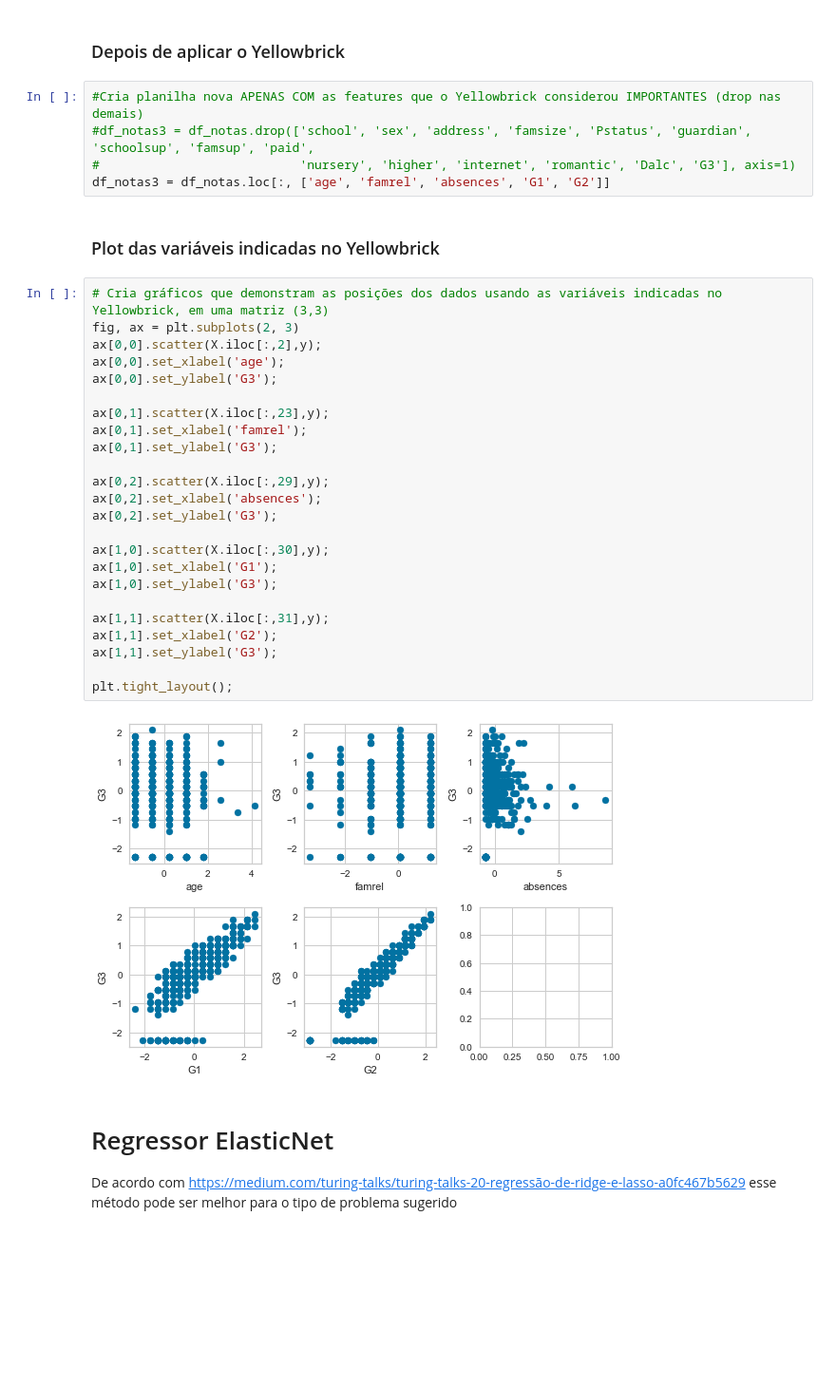
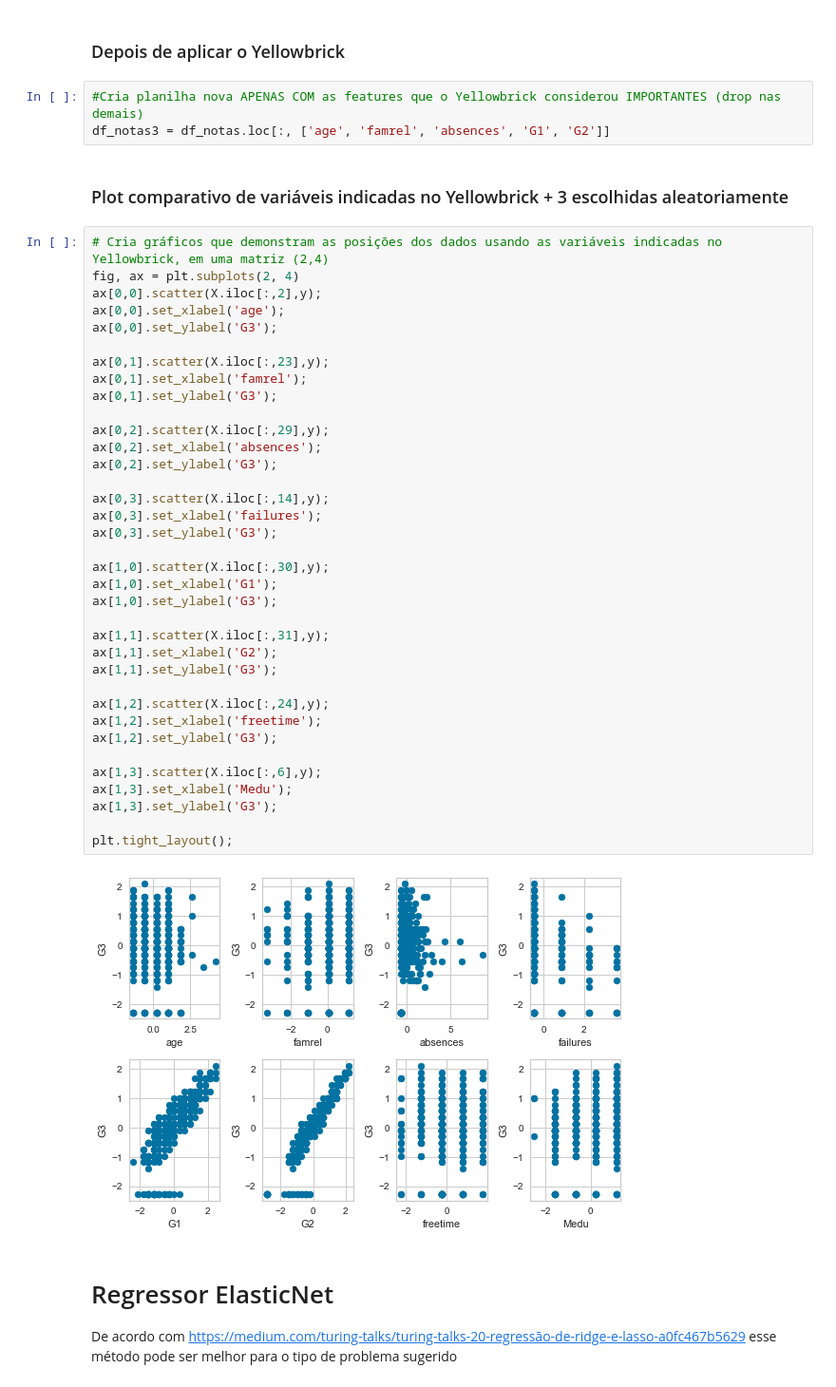
Before and after one commit to analiciabraga/desafioML, a Jupyter notebook: DesafioML-NotaFinal.ipynb, the cells around one changed output. Shown: that part at 95% size. Saved outputs shown, nothing was run; the diff lists cells and outputs as text; blank space fills up the shorter version.

```diff
--- a/DesafioML-NotaFinal.ipynb
+++ b/DesafioML-NotaFinal.ipynb
@@ -146,37 +146,47 @@ Index(['age', 'famrel', 'absences', 'G1', 'G2'], dtype='object')
 ### Depois de aplicar o Yellowbrick
 # %%
 #Cria planilha nova APENAS COM as features que o Yellowbrick considerou IMPORTANTES (drop nas demais)
-#df_notas3 = df_notas.drop(['school', 'sex', 'address', 'famsize', 'Pstatus', 'guardian', 'schoolsup', 'famsup', 'paid',
-#                           'nursery', 'higher', 'internet', 'romantic', 'Dalc', 'G3'], axis=1)
 df_notas3 = df_notas.loc[:, ['age', 'famrel', 'absences', 'G1', 'G2']]
 # %% [markdown]
-### Plot das variáveis indicadas no Yellowbrick
+### Plot comparativo de variáveis indicadas no Yellowbrick + 3 escolhidas aleatoriamente
 # %%
-# Cria gráficos que demonstram as posições dos dados usando as variáveis indicadas no Yellowbrick, em uma matriz (3,3)
-fig, ax = plt.subplots(2, 3)
+# Cria gráficos que demonstram as posições dos dados usando as variáveis indicadas no Yellowbrick, em uma matriz (2,4)
+fig, ax = plt.subplots(2, 4)
 ax[0,0].scatter(X.iloc[:,2],y);
 ax[0,0].set_xlabel('age');
 ax[0,0].set_ylabel('G3');
 
 ax[0,1].scatter(X.iloc[:,23],y);
 ax[0,1].set_xlabel('famrel');
 ax[0,1].set_ylabel('G3');
 
 ax[0,2].scatter(X.iloc[:,29],y);
 ax[0,2].set_xlabel('absences');
 ax[0,2].set_ylabel('G3');
 
+ax[0,3].scatter(X.iloc[:,14],y);
+ax[0,3].set_xlabel('failures');
+ax[0,3].set_ylabel('G3');
+
 ax[1,0].scatter(X.iloc[:,30],y);
 ax[1,0].set_xlabel('G1');
 ax[1,0].set_ylabel('G3');
 
 ax[1,1].scatter(X.iloc[:,31],y);
 ax[1,1].set_xlabel('G2');
 ax[1,1].set_ylabel('G3');
 
+ax[1,2].scatter(X.iloc[:,24],y);
+ax[1,2].set_xlabel('freetime');
+ax[1,2].set_ylabel('G3');
+
+ax[1,3].scatter(X.iloc[:,6],y);
+ax[1,3].set_xlabel('Medu');
+ax[1,3].set_ylabel('G3');
+
 plt.tight_layout();
 # %% [output]
-[figure, old version]
+[figure, new version]
 # %% [markdown]
 # Regressor ElasticNet
 De acordo com https://medium.com/turing-talks/turing-talks-20-regressão-de-ridge-e-lasso-a0fc467b5629 esse método pode ser melhor para o tipo de problema sugerido
```
Also changed, not shown: parts of 21 cells of this notebook.
